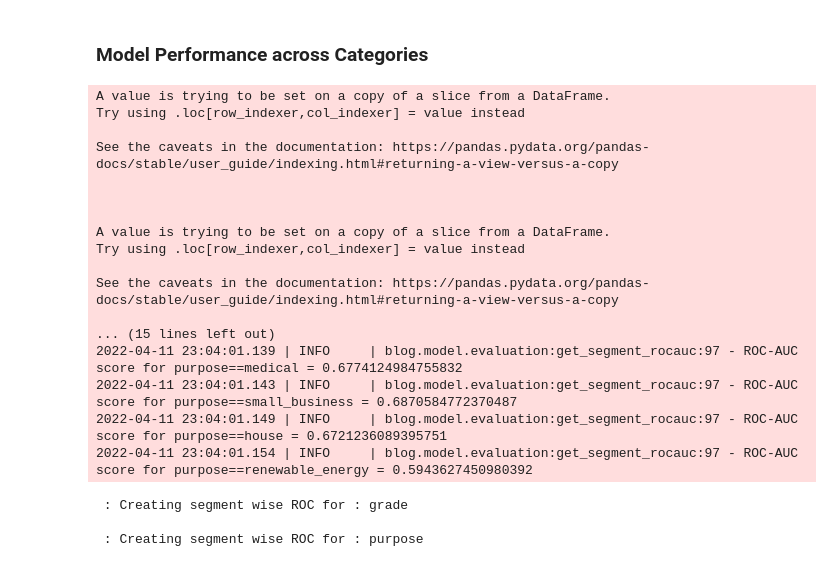
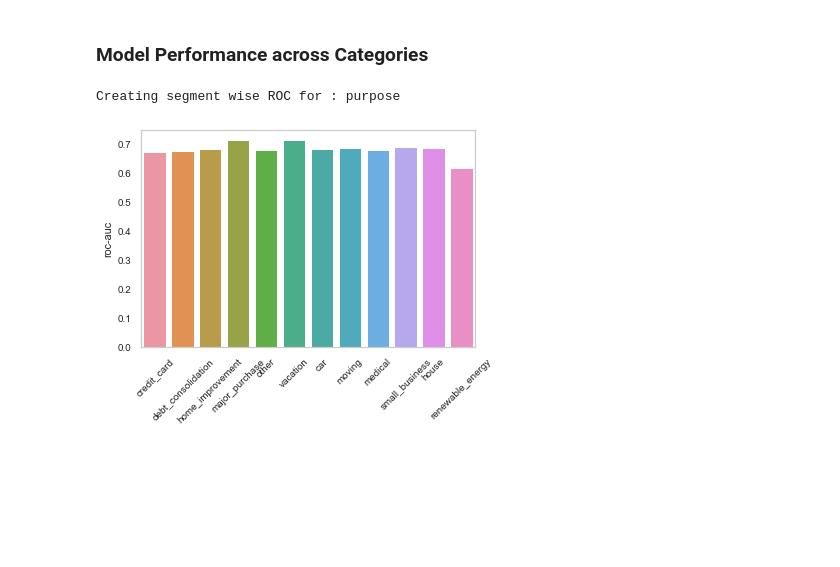
Before and after one commit to anilkumarpanda/blog_series, a Jupyter notebook: notebooks/02_residual_analysis.ipynb, the cells around one changed output. Cells and saved outputs as stored; diff of their text form; code cells hidden in the pictures; blank space fills up the shorter version.

Commit message:
auc across segments

```diff
--- a/notebooks/02_residual_analysis.ipynb
+++ b/notebooks/02_residual_analysis.ipynb
@@ -272,26 +276,7 @@ _ = g.add_legend(bbox_to_anchor=(0.82, 0.2))                    # legend
 # %% [markdown]
 ### Model Performance across Categories
 # %%
-
-get_segment_rocauc(columns=['grade','purpose'],model=mono_lgb,data_dict=data_dict)
+get_segment_rocauc(columns=['purpose'],model=mono_model,data_dict=data_dict)
 # %% [output]
-A value is trying to be set on a copy of a slice from a DataFrame.
-Try using .loc[row_indexer,col_indexer] = value instead
-
-See the caveats in the documentation: https://pandas.pydata.org/pandas-docs/stable/user_guide/indexing.html#returning-a-view-versus-a-copy
-
-
-
-A value is trying to be set on a copy of a slice from a DataFrame.
-Try using .loc[row_indexer,col_indexer] = value instead
-
-See the caveats in the documentation: https://pandas.pydata.org/pandas-docs/stable/user_guide/indexing.html#returning-a-view-versus-a-copy
-
-... (15 lines left out)
-2022-04-11 23:04:01.139 | INFO     | blog.model.evaluation:get_segment_rocauc:97 - ROC-AUC score for purpose==medical = 0.6774124984755832
-2022-04-11 23:04:01.143 | INFO     | blog.model.evaluation:get_segment_rocauc:97 - ROC-AUC score for purpose==small_business = 0.6870584772370487
-2022-04-11 23:04:01.149 | INFO     | blog.model.evaluation:get_segment_rocauc:97 - ROC-AUC score for purpose==house = 0.6721236089395751
-2022-04-11 23:04:01.154 | INFO     | blog.model.evaluation:get_segment_rocauc:97 - ROC-AUC score for purpose==renewable_energy = 0.5943627450980392
+Creating segment wise ROC for : purpose
- : Creating segment wise ROC for : grade
-
- : Creating segment wise ROC for : purpose
+[figure, added]
```
Also changed, not shown: parts of 6 cells of this notebook.
